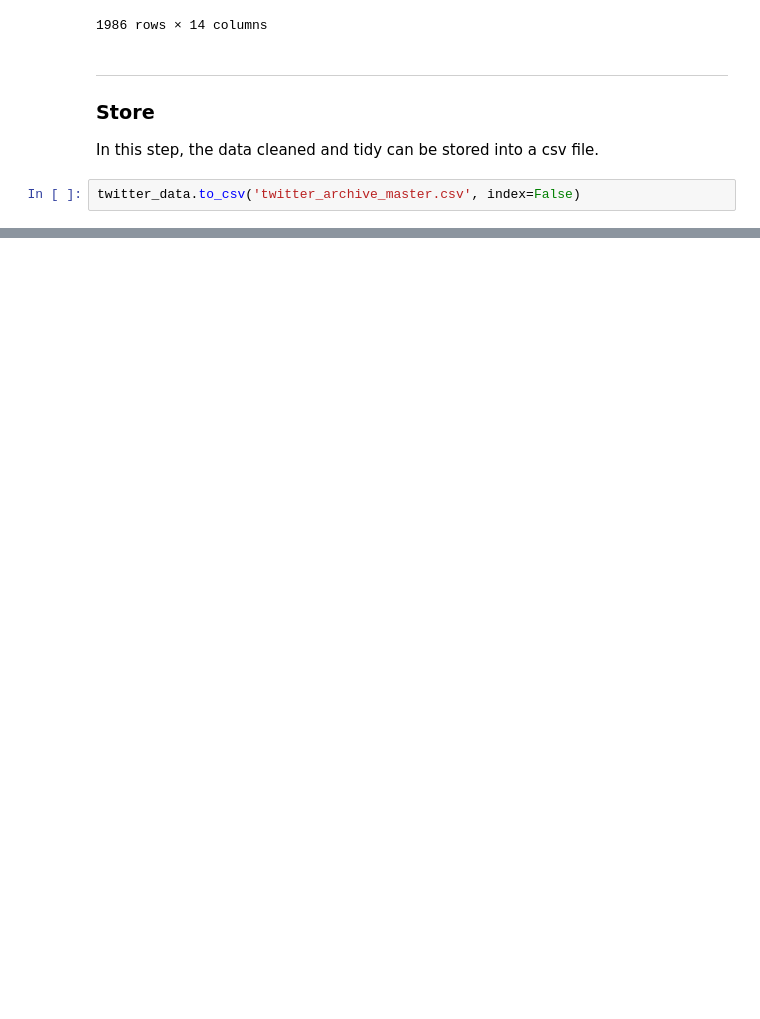
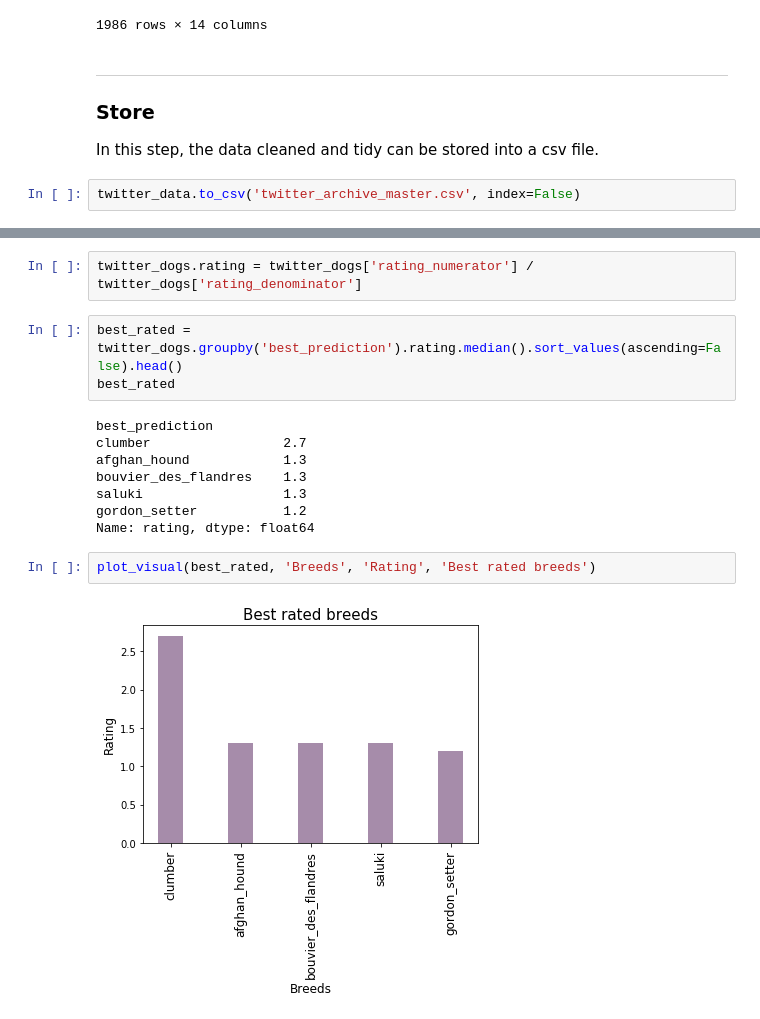
Before and after one commit to suefenali/data_analysis_nanodegree, a Jupyter notebook: project_4/wrangle_act.ipynb, the cells around one changed output, grey strips where cells are left out. Cells and saved outputs as stored; diff of their text form; blank space fills up the shorter version.

```diff
--- a/project_4/wrangle_act.ipynb
+++ b/project_4/wrangle_act.ipynb
@@ -894,0 +942,17 @@ twitter_data.to_csv('twitter_archive_master.csv', index=False)
+# %%
+twitter_dogs.rating = twitter_dogs['rating_numerator'] / twitter_dogs['rating_denominator']
+# %%
+best_rated = twitter_dogs.groupby('best_prediction').rating.median().sort_values(ascending=False).head()
+best_rated
+# %% [output]
+best_prediction
+clumber                 2.7
+afghan_hound            1.3
+bouvier_des_flandres    1.3
+saluki                  1.3
+gordon_setter           1.2
+Name: rating, dtype: float64
+# %%
+plot_visual(best_rated, 'Breeds', 'Rating', 'Best rated breeds')
+# %% [output]
+[figure, added]
```
Also changed, not shown: parts of 31 cells of this notebook.
